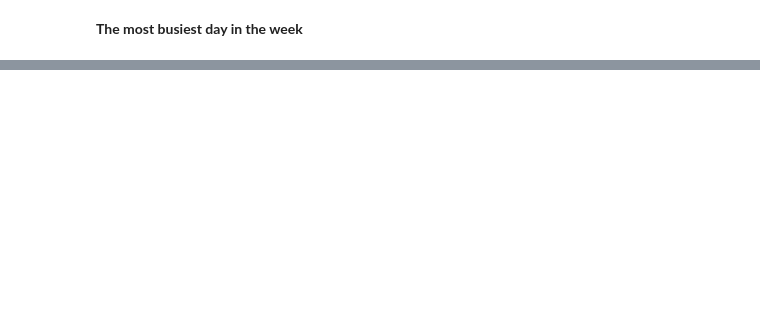
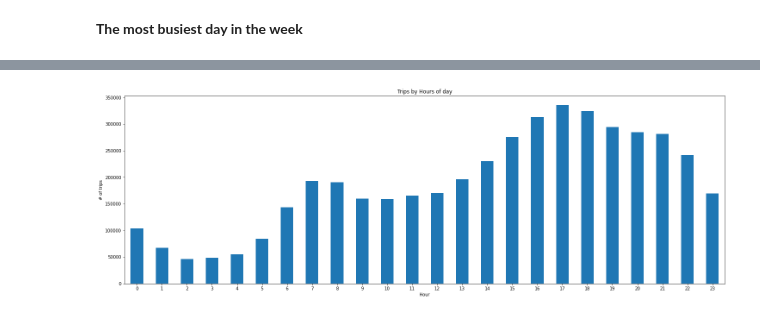
Before and after one commit to bring-nirachornkul/Ubers-Trip-Data-in-NYC, a Jupyter notebook: Uber_EDA.ipynb, the cells around one changed output, grey strips where cells are left out. Saved outputs shown, nothing was run; the diff lists cells and outputs as text; code cells hidden in the pictures; blank space fills up the shorter version.

```diff
--- a/Uber_EDA.ipynb
+++ b/Uber_EDA.ipynb
@@ -236,0 +233,9 @@ px.bar(x = y_2014['Hour'].value_counts().index, y=y_2014['Hour'].value_counts().
+# %%
+hourly_trip = y_2014['Hour'].value_counts().sort_index()
+
+hourly_trip.plot(kind='bar', rot = 0, figsize =(25,8))
+plt.xlabel("Hour")
+plt.ylabel("# of trips")
+plt.title('Trips by Hours of day');
+# %% [output]
+[figure, added]
```
Also changed, not shown: parts of 17 cells of this notebook.
